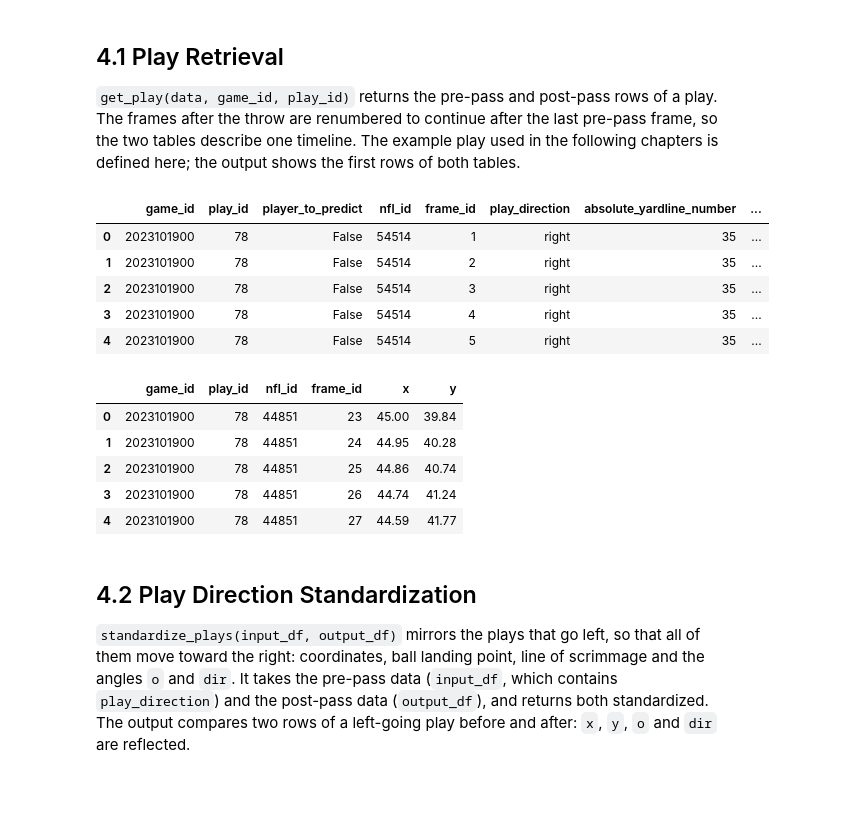
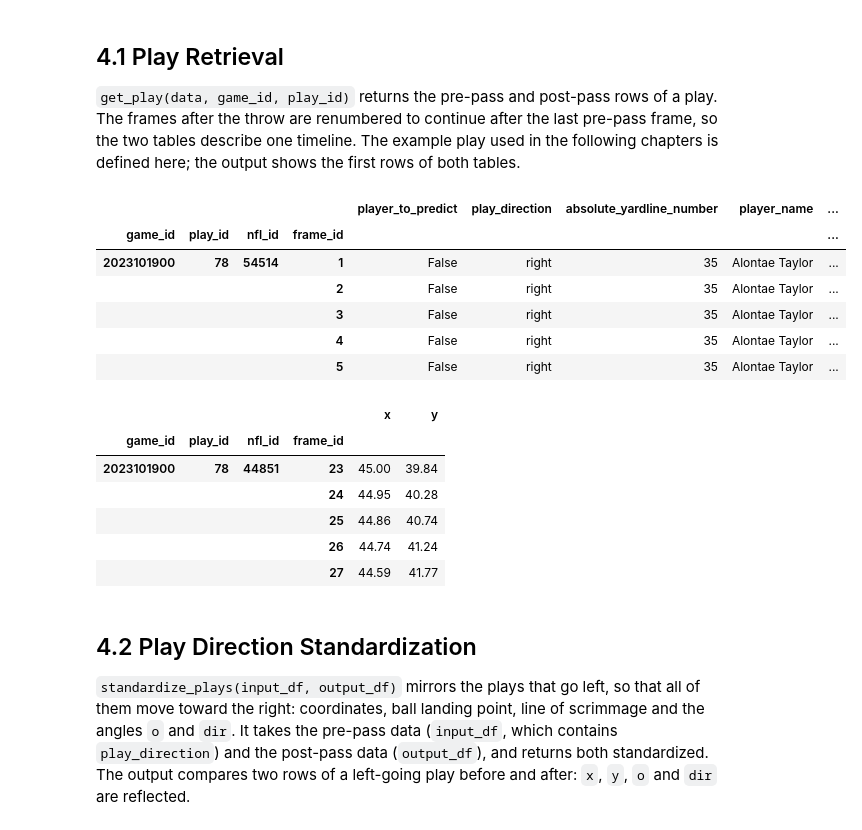
Before and after one commit to GioPonzu/NFL-BDB-26, a Jupyter notebook: nfl_2026_bdb_script_final_complete.ipynb, the cells around one changed output. Saved outputs shown, nothing was run; the diff lists cells and outputs as text; code cells hidden in the pictures; blank space fills up the shorter version.

```diff
--- a/nfl_2026_bdb_script_final_complete.ipynb
+++ b/nfl_2026_bdb_script_final_complete.ipynb
@@ -328,22 +322,24 @@ data.preprocessed_players_df.head()
 # %%
 EXAMPLE_GAME, EXAMPLE_PLAY = 2023101900, 78
 
 prepass_df, postpass_df = get_play(data, EXAMPLE_GAME, EXAMPLE_PLAY)
-display(prepass_df.head())
-display(postpass_df.head())
+display(prepass_df.head().set_index(["game_id","play_id", "nfl_id", "frame_id"]))
+display(postpass_df.head().set_index(["game_id","play_id", "nfl_id", "frame_id"]))
 # %% [output]
-|  | game_id | play_id | player_to_predict | nfl_id | frame_id | play_direction | absolute_yardline_number | ... |
-| 0 | 2023101900 | 78 | False | 54514 | 1 | right | 35 | ... |
-| 1 | 2023101900 | 78 | False | 54514 | 2 | right | 35 | ... |
-| 2 | 2023101900 | 78 | False | 54514 | 3 | right | 35 | ... |
-| 3 | 2023101900 | 78 | False | 54514 | 4 | right | 35 | ... |
-| 4 | 2023101900 | 78 | False | 54514 | 5 | right | 35 | ... |
+|  |  |  |  | player_to_predict | play_direction | absolute_yardline_number | player_name | ... |
+| game_id | play_id | nfl_id | frame_id |  |  |  |  | ... |
+| 2023101900 | 78 | 54514 | 1 | False | right | 35 | Alontae Taylor | ... |
+|  |  |  | 2 | False | right | 35 | Alontae Taylor | ... |
+|  |  |  | 3 | False | right | 35 | Alontae Taylor | ... |
+|  |  |  | 4 | False | right | 35 | Alontae Taylor | ... |
+|  |  |  | 5 | False | right | 35 | Alontae Taylor | ... |
-|  | game_id | play_id | nfl_id | frame_id | x | y |
-| 0 | 2023101900 | 78 | 44851 | 23 | 45.00 | 39.84 |
-| 1 | 2023101900 | 78 | 44851 | 24 | 44.95 | 40.28 |
-| 2 | 2023101900 | 78 | 44851 | 25 | 44.86 | 40.74 |
-| 3 | 2023101900 | 78 | 44851 | 26 | 44.74 | 41.24 |
-| 4 | 2023101900 | 78 | 44851 | 27 | 44.59 | 41.77 |
+|  |  |  |  | x | y |
+| game_id | play_id | nfl_id | frame_id |  |  |
+| 2023101900 | 78 | 44851 | 23 | 45.00 | 39.84 |
+|  |  |  | 24 | 44.95 | 40.28 |
+|  |  |  | 25 | 44.86 | 40.74 |
+|  |  |  | 26 | 44.74 | 41.24 |
+|  |  |  | 27 | 44.59 | 41.77 |
 # %% [markdown]
 ## 4.2 Play Direction Standardization
 
```
Also changed, not shown: parts of 25 cells of this notebook.
